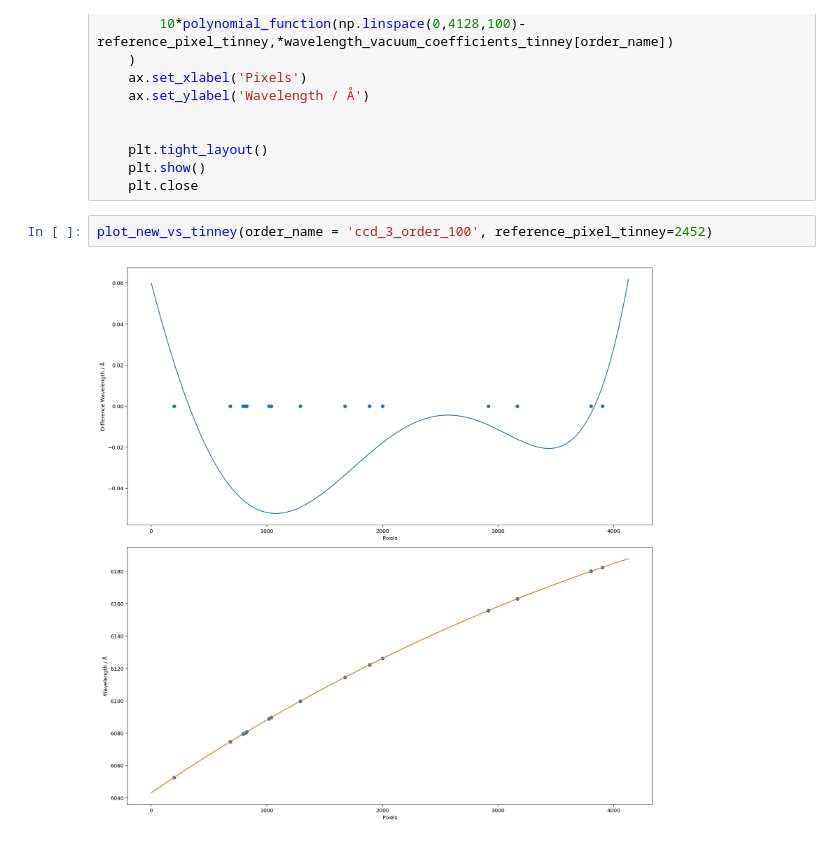
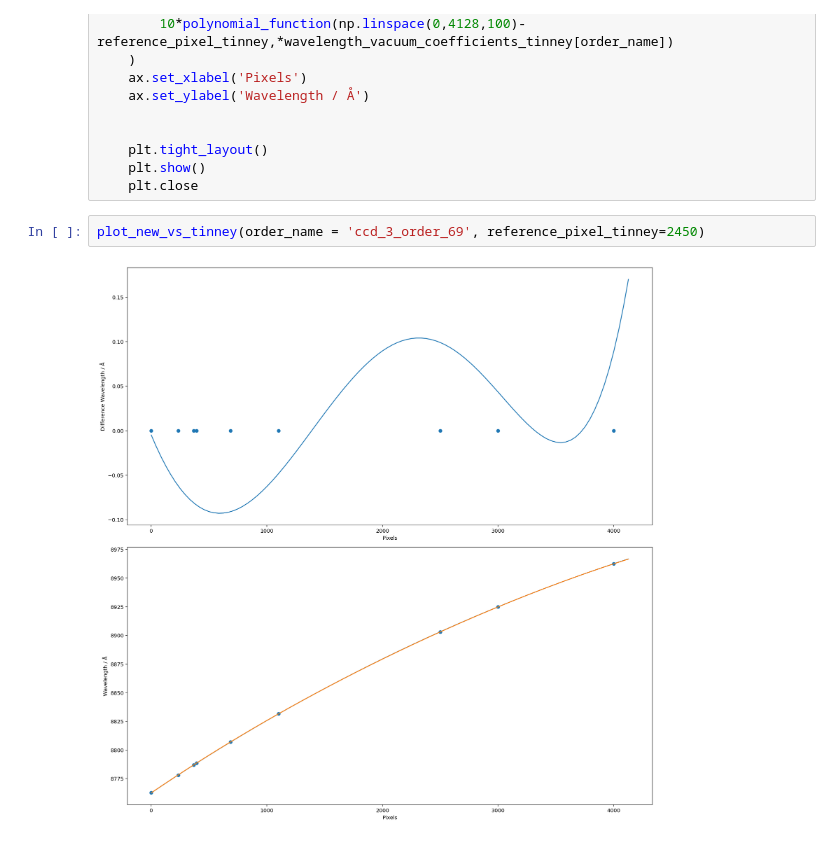
Before and after one commit to svenbuder/velocereduction, a Jupyter notebook: VeloceReduction/veloce_reference_data/thxe_pixels_and_positions/test_pixel_wavelength_mapping.ipynb, the cells around one changed output. Saved outputs shown, nothing was run; the diff lists cells and outputs as text.

```diff
--- a/VeloceReduction/veloce_reference_data/thxe_pixels_and_positions/test_pixel_wavelength_mapping.ipynb
+++ b/VeloceReduction/veloce_reference_data/thxe_pixels_and_positions/test_pixel_wavelength_mapping.ipynb
@@ -95,6 +95,6 @@ def plot_new_vs_tinney(order_name, reference_pixel_tinney = 2450):
     plt.show()
     plt.close
 # %%
-plot_new_vs_tinney(order_name = 'ccd_3_order_100', reference_pixel_tinney=2452)
+plot_new_vs_tinney(order_name = 'ccd_3_order_69', reference_pixel_tinney=2450)
 # %% [output]
-[figure, old version]
+[figure, new version]
```
Also changed, not shown: 5 other files.
